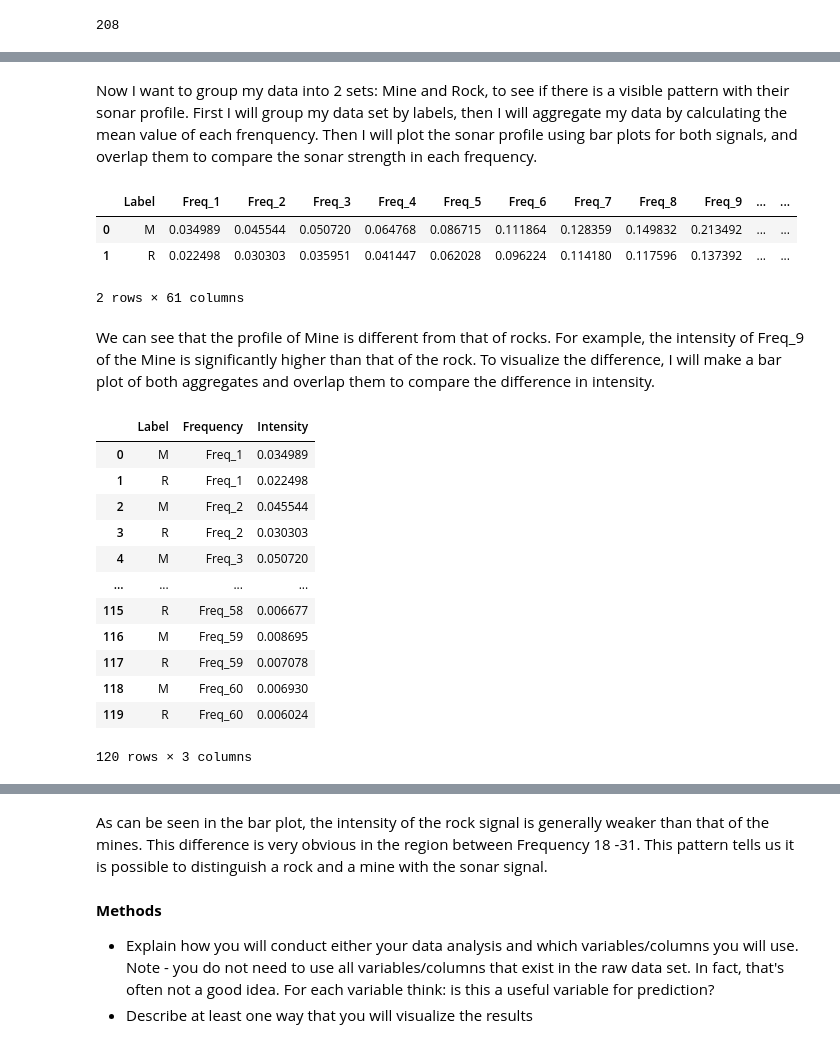
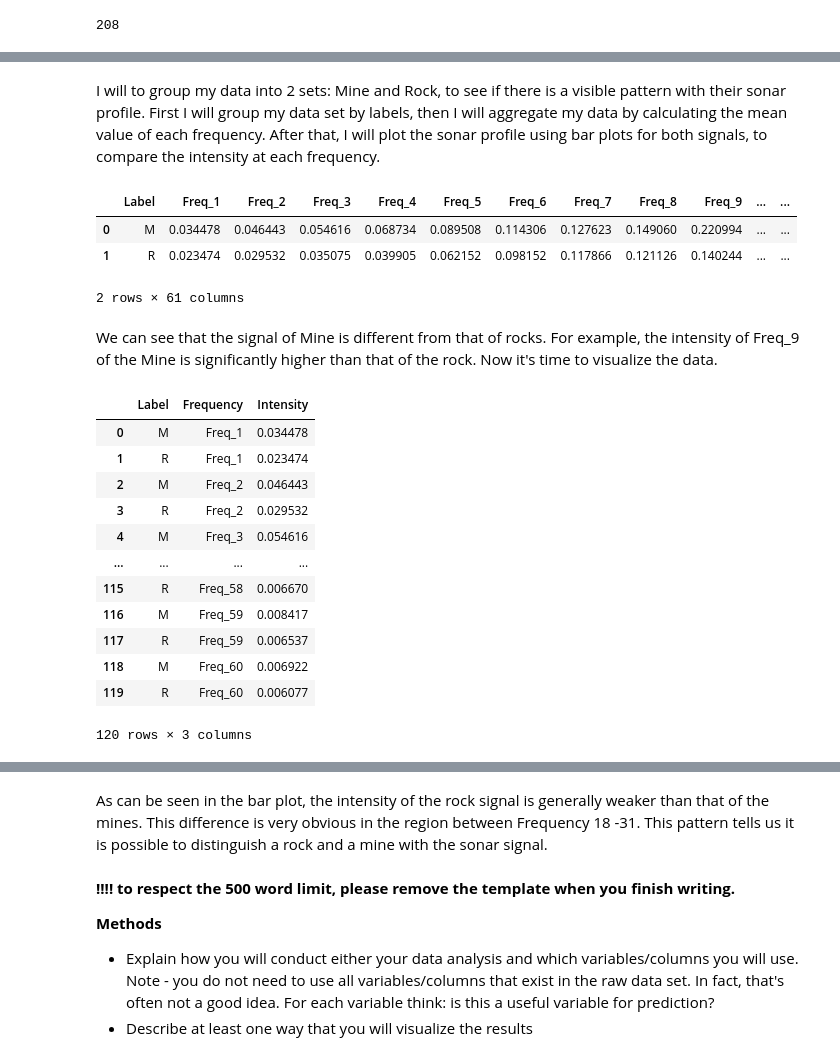
Before and after one commit to OminiCarlos/DSCI100_Group_14_Proposal_Mine_Finder, a Jupyter notebook: Mine_Finder.ipynb, the cells around one changed output, grey strips where cells are left out. Cells and saved outputs as stored; diff of their text form; code cells hidden in the pictures.

Commit message:
added a title, removed the template, and split data into testing and training

```diff
--- a/Mine_Finder.ipynb
+++ b/Mine_Finder.ipynb
@@ -80,0 +82,9 @@ Since we have samples of roughly the same quantity, it is safe to say the sample
+# %%
+# set random state
+np.random.seed(1024)
+
+sonar_data_train, sonar_data_test = train_test_split(
+    sonar_data, train_size=0.75, stratify=sonar_data["Label"]
+)
+
+sonar_data_train
@@ -81,15 +105,15 @@ Since we have samples of roughly the same quantity, it is safe to say the sample
 # %% [markdown]
-Now I want to group my data into 2 sets: Mine and Rock, to see if there is a visible pattern with their sonar profile. First I will group my data set by labels, then I will aggregate my data by calculating the mean value of each frenquency. Then I will plot the sonar profile using bar plots for both signals, and overlap them to compare the sonar strength in each frequency.
+I will to group my data into 2 sets: Mine and Rock, to see if there is a visible pattern with their sonar profile. First I will group my data set by labels, then I will aggregate my data by calculating the mean value of each frequency. After that, I will plot the sonar profile using bar plots for both signals, to compare the intensity at each frequency.
 # %%
-snoar_data_agg = sonar_data.groupby(["Label"]).mean().reset_index()
+snoar_data_agg = sonar_data_train.groupby(["Label"]).mean().reset_index()
 snoar_data_agg
 # %% [output]
 |  | Label | Freq_1 | Freq_2 | Freq_3 | Freq_4 | Freq_5 | Freq_6 | Freq_7 | Freq_8 | Freq_9 | ... | ... |
-| 0 | M | 0.034989 | 0.045544 | 0.050720 | 0.064768 | 0.086715 | 0.111864 | 0.128359 | 0.149832 | 0.213492 | ... | ... |
-| 1 | R | 0.022498 | 0.030303 | 0.035951 | 0.041447 | 0.062028 | 0.096224 | 0.114180 | 0.117596 | 0.137392 | ... | ... |
+| 0 | M | 0.034478 | 0.046443 | 0.054616 | 0.068734 | 0.089508 | 0.114306 | 0.127623 | 0.149060 | 0.220994 | ... | ... |
+| 1 | R | 0.023474 | 0.029532 | 0.035075 | 0.039905 | 0.062152 | 0.098152 | 0.117866 | 0.121126 | 0.140244 | ... | ... |
 2 rows × 61 columns
 # %% [markdown]
-We can see that the profile of Mine is different from that of rocks. For example,  the intensity of Freq_9 of the Mine is significantly higher than that of the rock. To visualize the difference, I will make a bar plot of both aggregates and overlap them to compare the difference in intensity.
+We can see that the signal of Mine is different from that of rocks. For example,  the intensity of Freq_9 of the Mine is significantly higher than that of the rock. Now it's time to visualize the data.
 # %%
 # sort columns
 sorted_cols = ['Label'] + sorted(snoar_data_agg.columns[1:], key=lambda x: int(x.split('_')[1]))
@@ -102,17 +126,17 @@ sonar_agg_melt = snoar_data_agg.melt(id_vars = "Label",
 sonar_agg_melt
 # %% [output]
 |  | Label | Frequency | Intensity |
-| 0 | M | Freq_1 | 0.034989 |
-| 1 | R | Freq_1 | 0.022498 |
-| 2 | M | Freq_2 | 0.045544 |
-| 3 | R | Freq_2 | 0.030303 |
-| 4 | M | Freq_3 | 0.050720 |
+| 0 | M | Freq_1 | 0.034478 |
+| 1 | R | Freq_1 | 0.023474 |
+| 2 | M | Freq_2 | 0.046443 |
+| 3 | R | Freq_2 | 0.029532 |
+| 4 | M | Freq_3 | 0.054616 |
 | ... | ... | ... | ... |
-| 115 | R | Freq_58 | 0.006677 |
-| 116 | M | Freq_59 | 0.008695 |
-| 117 | R | Freq_59 | 0.007078 |
-| 118 | M | Freq_60 | 0.006930 |
-| 119 | R | Freq_60 | 0.006024 |
+| 115 | R | Freq_58 | 0.006670 |
+| 116 | M | Freq_59 | 0.008417 |
+| 117 | R | Freq_59 | 0.006537 |
+| 118 | M | Freq_60 | 0.006922 |
+| 119 | R | Freq_60 | 0.006077 |
 120 rows × 3 columns
 # %%
 agg_bar_plot = alt.Chart(sonar_agg_melt).mark_bar().encode(
@@ -127,6 +151,8 @@ agg_bar_plot
 # %% [markdown]
 As can be seen in the bar plot, the intensity of the rock signal is generally weaker than that of the mines. This difference is very obvious in the region between Frequency 18 -31. This pattern tells us it is possible to distinguish a rock and a mine with the sonar signal.
 # %% [markdown]
+**!!!! to respect the 500 word limit, please remove the template when you finish writing.**
+
 **Methods**
 
 - Explain how you will conduct either your data analysis and which variables/columns you will use. Note - you do not need to use all variables/columns that exist in the raw data set. In fact, that's often not a good idea. For each variable think: is this a useful variable for prediction?
```
Also changed, not shown: parts of 14 cells of this notebook.
